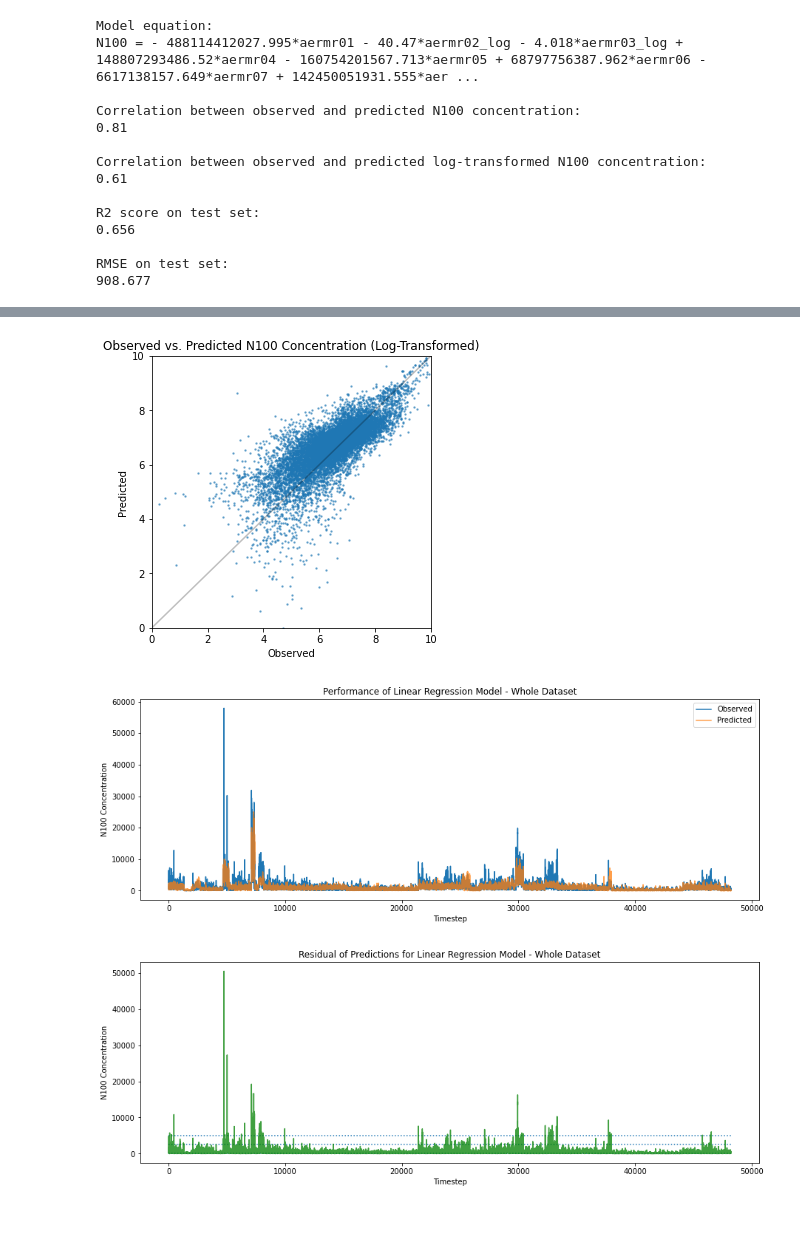
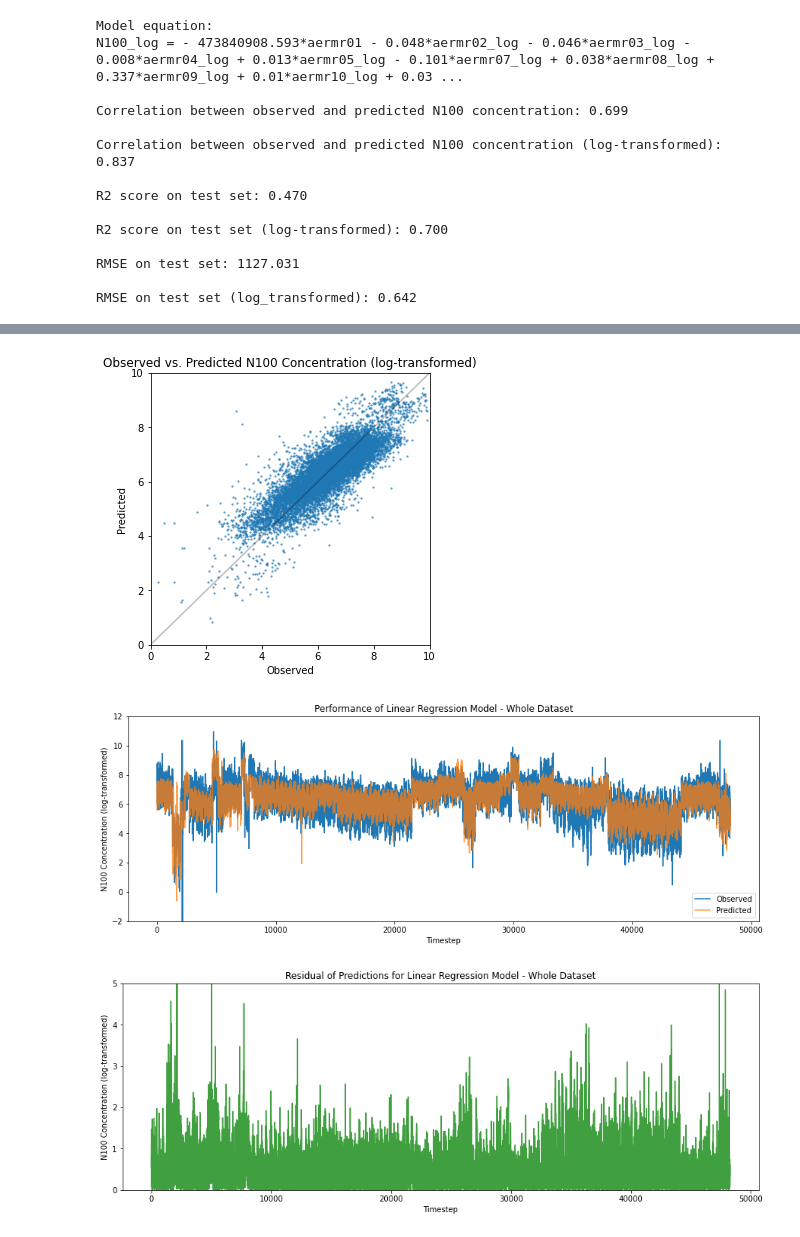
Before and after one commit to ellarauth/CCN-proxy-modeling, a Jupyter notebook: modelling.ipynb, the cells around one changed output, grey strips where cells are left out. Saved outputs shown, nothing was run; the diff lists cells and outputs as text; code cells hidden in the pictures.

```diff
--- a/modelling.ipynb
+++ b/modelling.ipynb
@@ -154,7 +121,7 @@ for v in variables:
 # %%
 data = pd.read_csv('data/full_data.csv', parse_dates=['date'])
 
-for v in variables:
+for v in ['n100']+variables:
     if v not in dont_transform:
         transformed = data[v]
         transformed = transformed.where(transformed != transformed.min(), transformed.nlargest(2).iloc[-1])
@@ -183,5 +156,5 @@ sns.heatmap(data[['n100'] + predictors].corr(),
 # %%
-# splitting the dataset into traning (75%) and testing (25%) sets
+# splitting the dataset into training (75%) and testing (25%) sets
 indices = np.arange(len(data))
 np.random.seed(42)
 np.random.shuffle(indices)
@@ -194,9 +167,11 @@ X_train = np.take(data[predictors], train_indices, 0)
 X_test = np.take(data[predictors], test_indices, 0)
 
 # n100 concentration
-y_train = np.take(data.n100, train_indices, 0)
-y_test = np.take(data.n100, test_indices, 0)
-log_y_test = np.take(np.log(data.n100.where(data.n100 != 0, 0.1)), test_indices, 0)
+log_transf_n100 = True
+y_train = np.take(data.n100, train_indices, 0) if not log_transf_n100 else np.take(data.n100_log, train_indices, 0)
+log_y_test = np.take(data.n100_log, test_indices, 0)
+orig_y_test = np.take(data.n100, test_indices, 0)
+y_test = orig_y_test if not log_transf_n100 else log_y_test
 
 print('Train set shapes:', X_train.shape, 'and', y_train.shape)
 print('Test set shapes:', X_test.shape, 'and', y_test.shape)
@@ -209,39 +184,64 @@ model = LinearRegression().fit(X_train, y_train)
 
 # making test set predictions
 predictions = model.predict(X_test)
-
-# removing predictions that are negative
-predictions[predictions <= 0] = 0.1
-log_predictions = np.log(predictions)
+log_predictions = None
+if log_transf_n100:
+    log_predictions = predictions
+    predictions = np.exp(predictions)
+    predictions[predictions <= 0] = 0.1
+else:
+    predictions[predictions <= 0] = 0.1
+    log_predictions = np.log(predictions)
 
 # printing the model evaluation
 print_equation(model)
 
 # plotting observed vs. predicted n100 concentrations
 corr_eval(predictions)
-log_log_eval(log_predictions)
+corr_eval(log_predictions, log_transf=True)
 
 # evaluating the model performance
-eval_model(predictions, model)
+eval_model(predictions, log_predictions, model)
 
 # making predictions for the whole dataset
 predictions_all = model.predict(np.array(data[predictors]))
-predictions_all[predictions_all <= 0] = 0.1
+if not log_transf_n100:
+    predictions_all[predictions_all <= 0] = 0.1
+    predictions_all = np.log(predictions_all)
 
-# plotting the observed and predicted n100 concentrations against time
-plot_all_results('Linear Regression', predictions_all, data)
+# plotting the observed and predicted n100 concentrations against time in log-scale
+plot_results('Linear Regression', predictions_all, data)
+plot_residuals('Linear Regression', predictions_all, data)
+
+# RESULTS:
+# --------
+# predictors for original data
+# Correlation between observed and predicted N100 concentration: 0.81
+# Correlation between observed and predicted N100 concentration (log-transformed): 0.612
+# R2 score on test set: 0.656
+# R2 score on test set (log-transformed): -0.596
+# RMSE on test set: 908.677
+# RMSE on test set (log_transformed): 1.480
+
+# predictors for log-transformed data
+# Correlation between observed and predicted N100 concentration: 0.699
+# Correlation between observed and predicted N100 concentration (log-transformed): 0.837
+# R2 score on test set: 0.470
+# R2 score on test set (log-transformed): 0.700
+# RMSE on test set: 1127.031
+# RMSE on test set (log_transformed): 0.642
 # %% [output]
 Model equation:
-N100 = - 488114412027.995*aermr01 - 40.47*aermr02_log - 4.018*aermr03_log + 148807293486.52*aermr04 - 160754201567.713*aermr05 + 68797756387.962*aermr06 - 6617138157.649*aermr07 + 142450051931.555*aer ...
+N100_log = - 473840908.593*aermr01 - 0.048*aermr02_log - 0.046*aermr03_log - 0.008*aermr04_log + 0.013*aermr05_log - 0.101*aermr07_log + 0.038*aermr08_log + 0.337*aermr09_log + 0.01*aermr10_log + 0.03 ...
 
-Correlation between observed and predicted N100 concentration:
-0.81
+Correlation between observed and predicted N100 concentration: 0.699
 
-Correlation between observed and predicted log-transformed N100 concentration:
-0.61
+Correlation between observed and predicted N100 concentration (log-transformed): 0.837
 
-R2 score on test set:
-0.656
+R2 score on test set: 0.470
 
-RMSE on test set:
-908.677
+R2 score on test set (log-transformed): 0.700
+
+RMSE on test set: 1127.031
+
+RMSE on test set (log_transformed): 0.642
@@ -249,4 +249,4 @@ RMSE on test set:
-[figure, old version]
+[figure, new version]
-[figure, old version]
+[figure, new version]
-[figure, old version]
+[figure, new version]
 # %%
```
Also changed, not shown: parts of 6 cells of this notebook, 1 other file.
